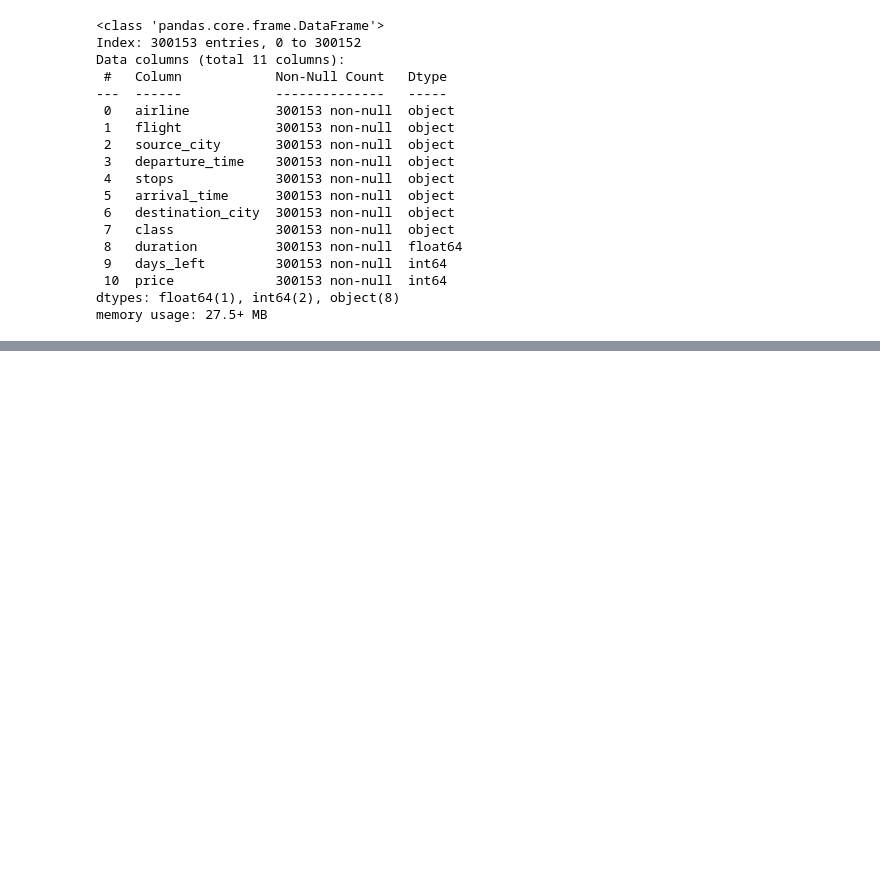
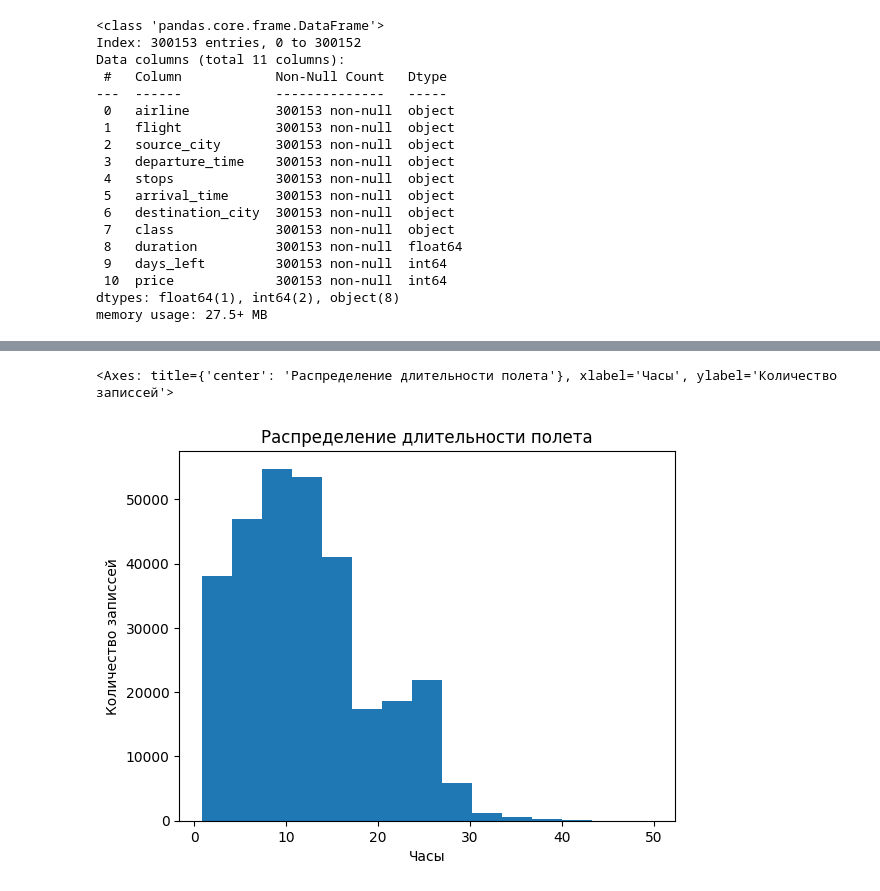
Before and after one commit to FragileMouse/flight-price-analysis, a Jupyter notebook: notebooks/analysis.ipynb, the cells around one changed output, grey strips where cells are left out. Cells and saved outputs as stored; diff of their text form; code cells hidden in the pictures; blank space fills up the shorter version.

```diff
--- a/notebooks/analysis.ipynb
+++ b/notebooks/analysis.ipynb
@@ -121,0 +73,10 @@ print('\n')
+# %%
+df['duration'].plot.hist(
+    bins=15,
+    title = 'Распределение длительности полета',
+    xlabel = 'Часы',
+    ylabel = 'Количество записей'
+    )
+# %% [output]
+<Axes: title={'center': 'Распределение длительности полета'}, xlabel='Часы', ylabel='Количество записсей'>
+[figure, added]
```
Also changed, not shown: parts of 21 cells of this notebook.
